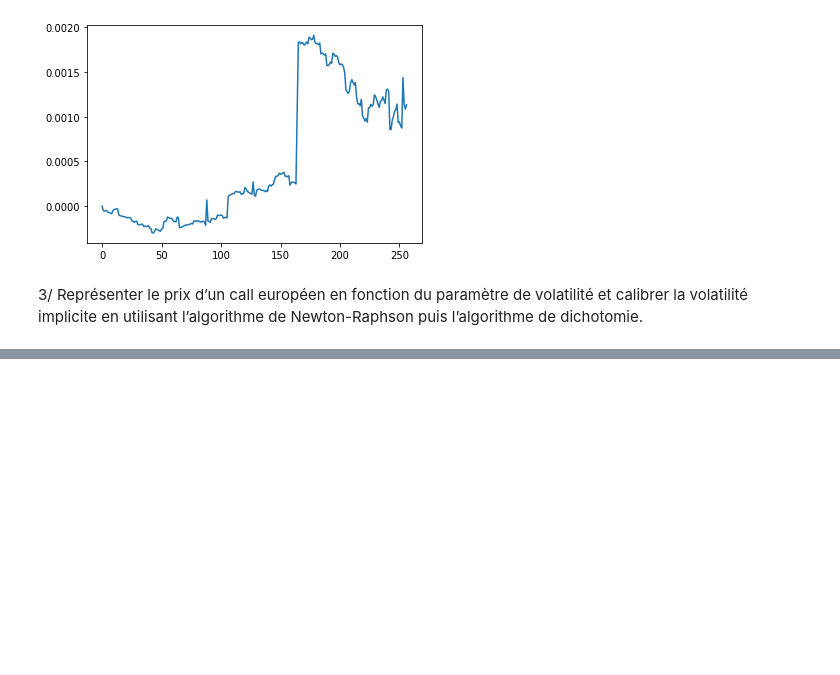
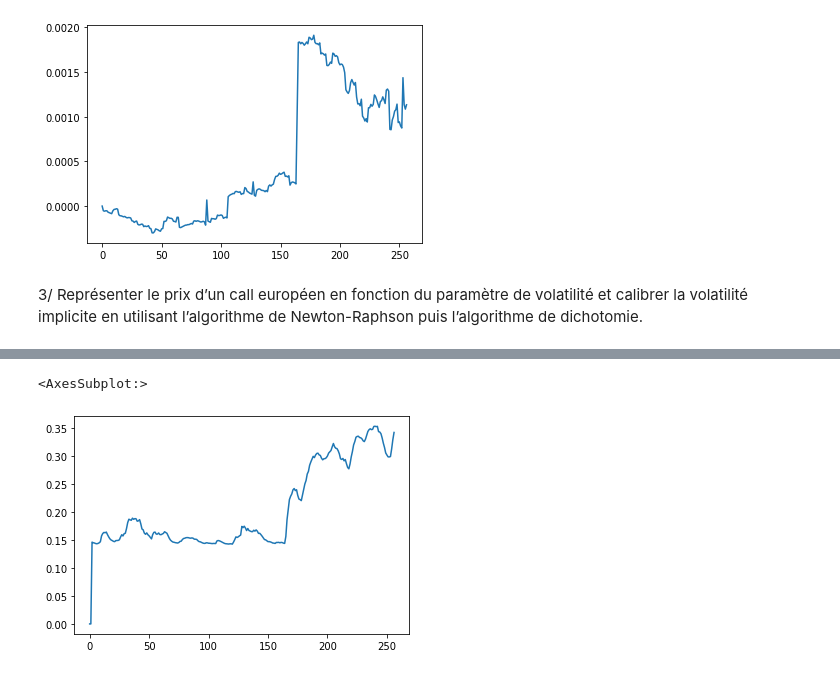
Before and after one commit to theomdvn/Calibration, a Jupyter notebook: TD3.ipynb, the cells around one changed output, grey strips where cells are left out. Drawn from its saved outputs; the diff is of its cells as text; code cells hidden in the pictures; blank space fills up the shorter version.

```diff
--- a/TD3.ipynb
+++ b/TD3.ipynb
@@ -282,0 +331,11 @@ data['call_price_BS_vol'] = call_price_BS_vol
+# %%
+implied_vol_newton_5 = []
+for i in range(len(data)):
+    delta = datetime(2018, 12, 31) - data['Date'][i]
+    maturity = delta.days
+    maturity /= 365
+    try:
+        implied_vol_newton_5.append(implied_volatility_newton(data['Prix option strike 6,5'][i],data['Prix action'][i],6.5,maturity,0))
+    except:
+        implied_vol_newton_5.append(0)
+implied_vol_newton_5
@@ -282,0 +360,11 @@ data['call_price_BS_vol'] = call_price_BS_vol
+# %%
+implied_vol_dichotomy = []
+for i in range(len(data)):
+    delta = datetime(2018, 12, 31) - data['Date'][i]
+    maturity = delta.days
+    maturity /= 365
+    try:
+        implied_vol_dichotomy.append(implied_volatility_dichotomy(data['Prix option strike 6'][i],data['Prix action'][i],6,maturity,0))
+    except:
+        implied_vol_dichotomy.append(0)
+implied_vol_dichotomy
@@ -282,0 +389,11 @@ data['call_price_BS_vol'] = call_price_BS_vol
+# %%
+implied_vol_dichotomy_5 = []
+for i in range(len(data)):
+    delta = datetime(2018, 12, 31) - data['Date'][i]
+    maturity = delta.days
+    maturity /= 365
+    try:
+        implied_vol_dichotomy_5.append(implied_volatility_dichotomy(data['Prix option strike 6,5'][i],data['Prix action'][i],6.5,maturity,0))
+    except:
+        implied_vol_dichotomy_5.append(0)
+implied_vol_dichotomy_5
@@ -282,0 +439,5 @@ data['call_price_BS_vol'] = call_price_BS_vol
+# %%
+data['Vol I6 Newton'].plot()
+# %% [output]
+<AxesSubplot:>
+[figure, added]
```
Also changed, not shown: parts of 23 cells of this notebook.
